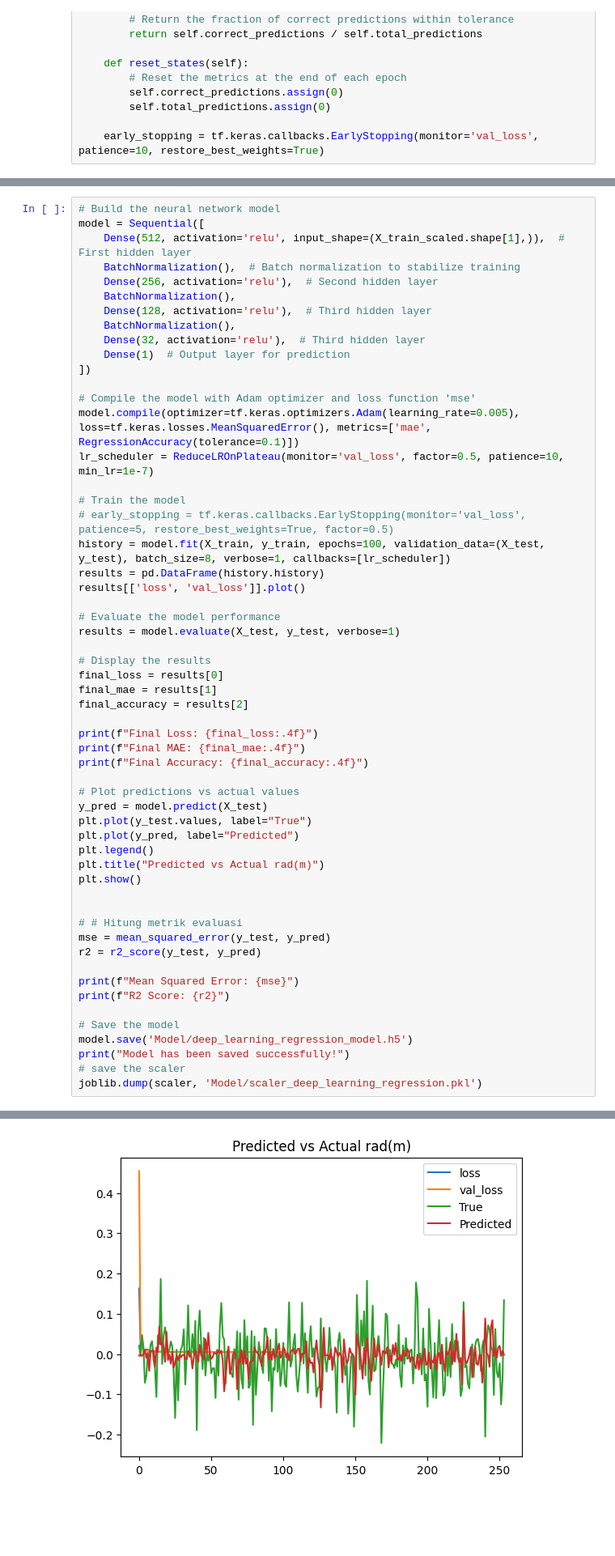
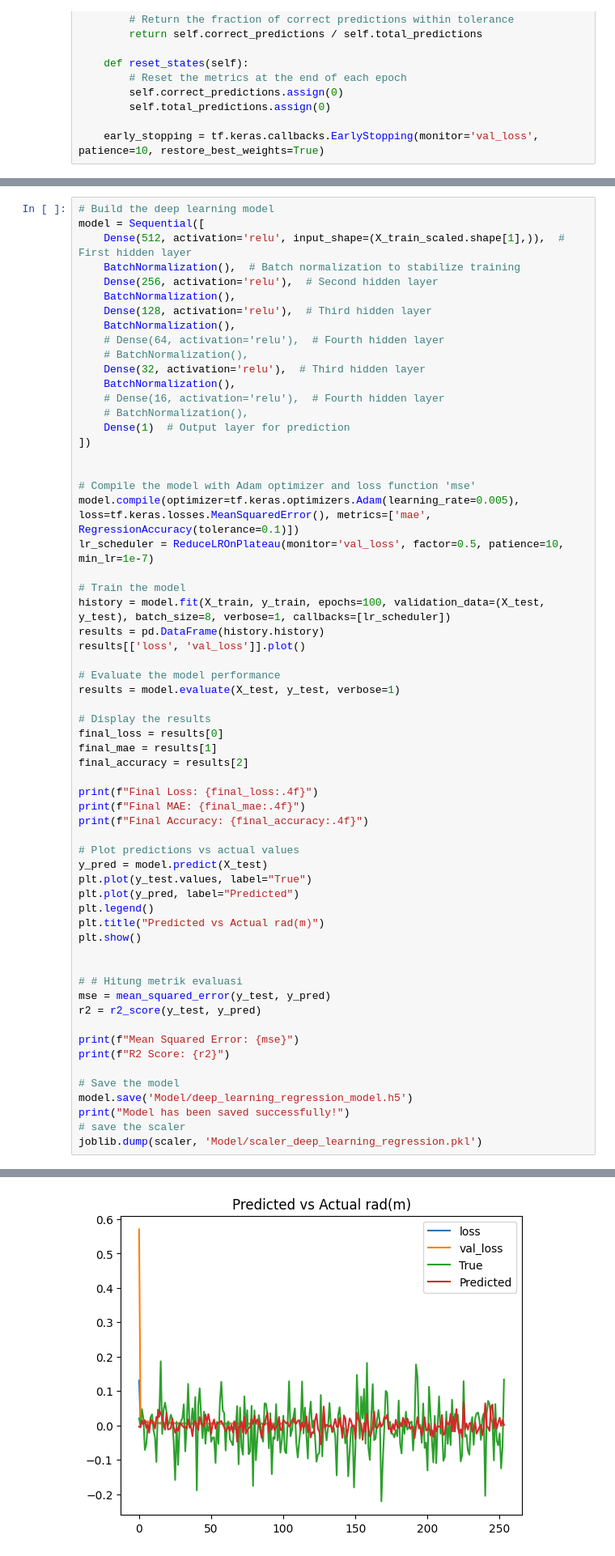
Before and after one commit to FairuzAldaPerkasa/Project-, a Jupyter notebook: Machine Learning/train_deep_learning_regression_model.ipynb, the cells around one changed output, grey strips where cells are left out. Shown: that part at 81% size. Saved outputs shown, nothing was run; the diff lists cells and outputs as text; blank space fills up the shorter version.

```diff
--- a/Machine Learning/train_deep_learning_regression_model.ipynb
+++ b/Machine Learning/train_deep_learning_regression_model.ipynb
@@ -136,7 +134,7 @@ Amount of y_train after resampling: 2030
 Amount of X_train after splitting: 1624
 Amount of X_test after splitting: 406
 # %%
-# Build the neural network model
+# Build the deep learning model
 model = Sequential([
     Dense(512, activation='relu', input_shape=(X_train_scaled.shape[1],)),  # First hidden layer
     BatchNormalization(),  # Batch normalization to stabilize training
@@ -144,16 +142,21 @@ model = Sequential([
     BatchNormalization(),
     Dense(128, activation='relu'),  # Third hidden layer
     BatchNormalization(),
+    # Dense(64, activation='relu'),  # Fourth hidden layer
+    # BatchNormalization(),
     Dense(32, activation='relu'),  # Third hidden layer
+    BatchNormalization(),
+    # Dense(16, activation='relu'),  # Fourth hidden layer
+    # BatchNormalization(),
     Dense(1)  # Output layer for prediction
 ])
+
 
 # Compile the model with Adam optimizer and loss function 'mse'
 model.compile(optimizer=tf.keras.optimizers.Adam(learning_rate=0.005), loss=tf.keras.losses.MeanSquaredError(), metrics=['mae', RegressionAccuracy(tolerance=0.1)])
 lr_scheduler = ReduceLROnPlateau(monitor='val_loss', factor=0.5, patience=10, min_lr=1e-7)
 
 # Train the model
-# early_stopping = tf.keras.callbacks.EarlyStopping(monitor='val_loss', patience=5, restore_best_weights=True, factor=0.5)
 history = model.fit(X_train, y_train, epochs=100, validation_data=(X_test, y_test), batch_size=8, verbose=1, callbacks=[lr_scheduler])
 results = pd.DataFrame(history.history)
 results[['loss', 'val_loss']].plot()
@@ -213,2 +216,2 @@ Final Accuracy: 0.8661
-[figure, old version]
+[figure, new version]
 WARNING:absl:You are saving your model as an HDF5 file via `model.save()` or `keras.saving.save_model(model)`. This file format is considered legacy. We recommend using instead the native Keras format ...
```
Also changed, not shown: parts of 3 cells of this notebook, 1 other file.
